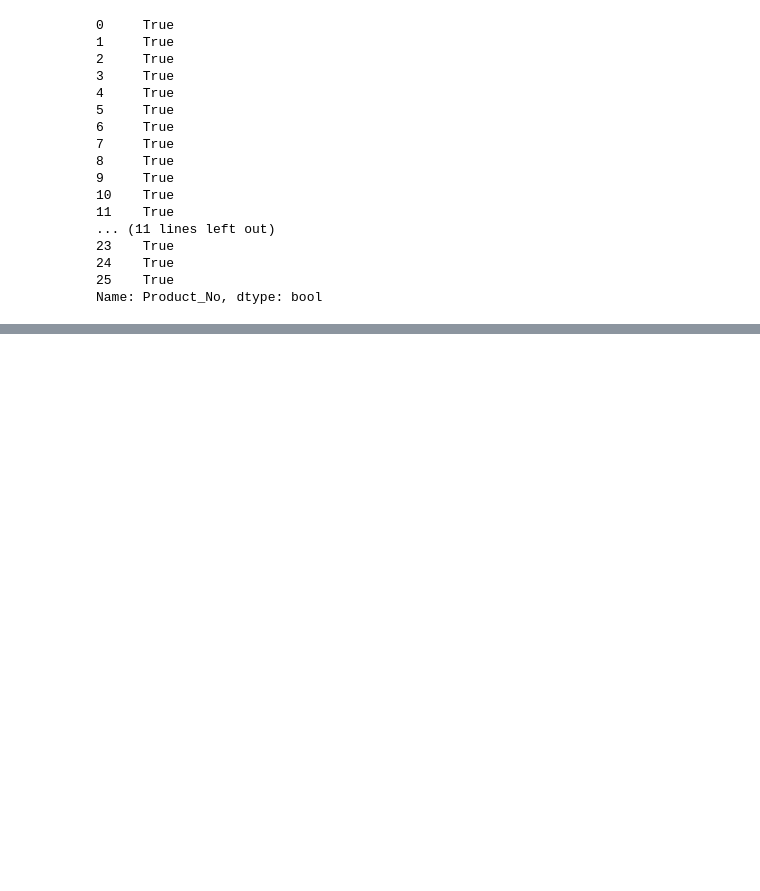
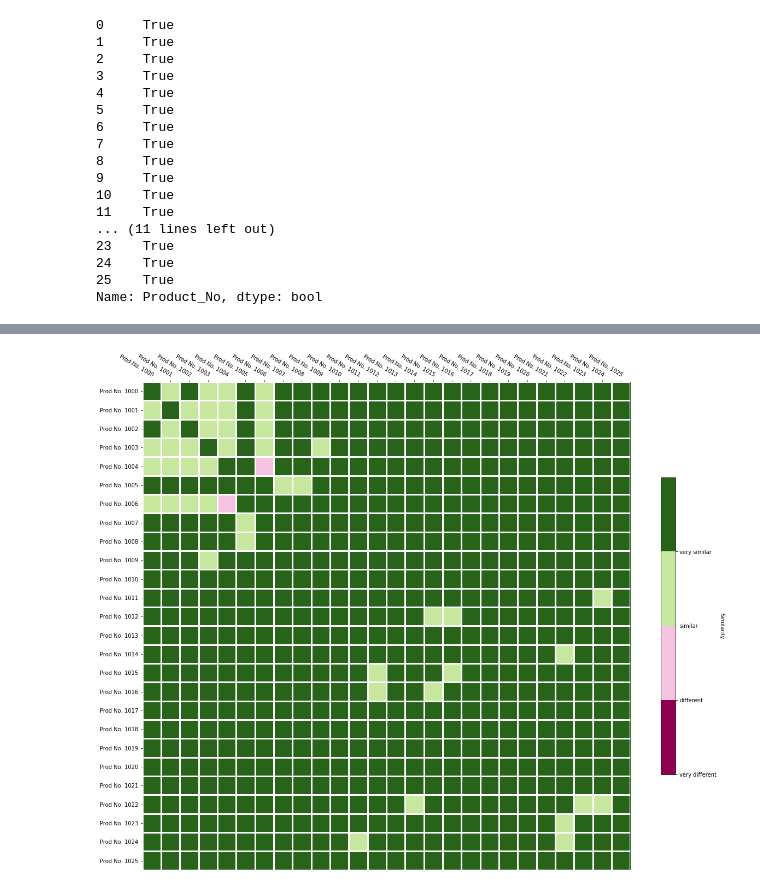
Before and after one commit to Shoggomo/conrad_interview_task, a Jupyter notebook: main.ipynb, the cells around one changed output, grey strips where cells are left out. Cells and saved outputs as stored; diff of their text form; code cells hidden in the pictures; blank space fills up the shorter version.

```diff
--- a/main.ipynb
+++ b/main.ipynb
@@ -294,0 +231,9 @@ array([1, 2, (3, 4)], dtype=object)
+# %%
+# Generate combinations
+df_prod_combinations = df_prod_vectorized.merge(df_prod_vectorized, how="cross")
+
+# Calculate cosine similarities
+df_prod_combinations["Similarity_based_on_title"] = df_prod_combinations.apply(lambda row: 1 - spatial.distance.cosine(row["Product_title_tfidf_x"], row["Product_title_tfidf_y"]), axis=1)
+df_prod_combinations["Similarity_based_on_tech_specs"] = df_prod_combinations.apply(lambda row: 1 - spatial.distance.cosine(row["Product_tech_specs_tfidf_x"], row["Product_tech_specs_tfidf_y"]), axis=1)
+
+df_prod_combinations[["Product_No_x", "Product_No_y", "Similarity_based_on_title", "Similarity_based_on_tech_specs"]]
@@ -294,0 +258,23 @@ array([1, 2, (3, 4)], dtype=object)
+# %%
+# Calculate the difference between differences and generate a matrix from it (0: very similar; 1: very different)
+df_prod_combinations["Similarity_difference"] = abs(df_prod_combinations["Similarity_based_on_title"] - df_prod_combinations["Similarity_based_on_tech_specs"])
+
+similarity_matrix = df_prod_combinations.pivot(index="Product_No_x", columns="Product_No_y", values="Similarity_difference")
+
+# Visualize the difference matrix
+plt.figure(figsize=(20,20))
+
+data = 1 - similarity_matrix
+y = ["Prod No. {}".format(i) for i in similarity_matrix.index]
+x = ["Prod No. {}".format(i) for i in similarity_matrix.columns]
+
+qrates = ["very similar", "similar", "different", "very different"]
+norm = matplotlib.colors.BoundaryNorm(np.linspace(0, 1, len(qrates)+1), len(qrates))
+fmt = matplotlib.ticker.FuncFormatter(lambda x, pos: qrates[::-1][norm(x)])
+
+im, cbar = helpers.heatmap(data, y, x,
+                cmap=plt.get_cmap("PiYG", len(qrates)), norm=norm,
+                cbar_kw=dict(ticks=np.linspace(0, 1, len(qrates), endpoint=False), format=fmt, shrink=0.5),
+                cbarlabel="Similarity", )
+# %% [output]
+[figure, added]
```
Also changed, not shown: parts of 15 cells of this notebook, 2 other files.
